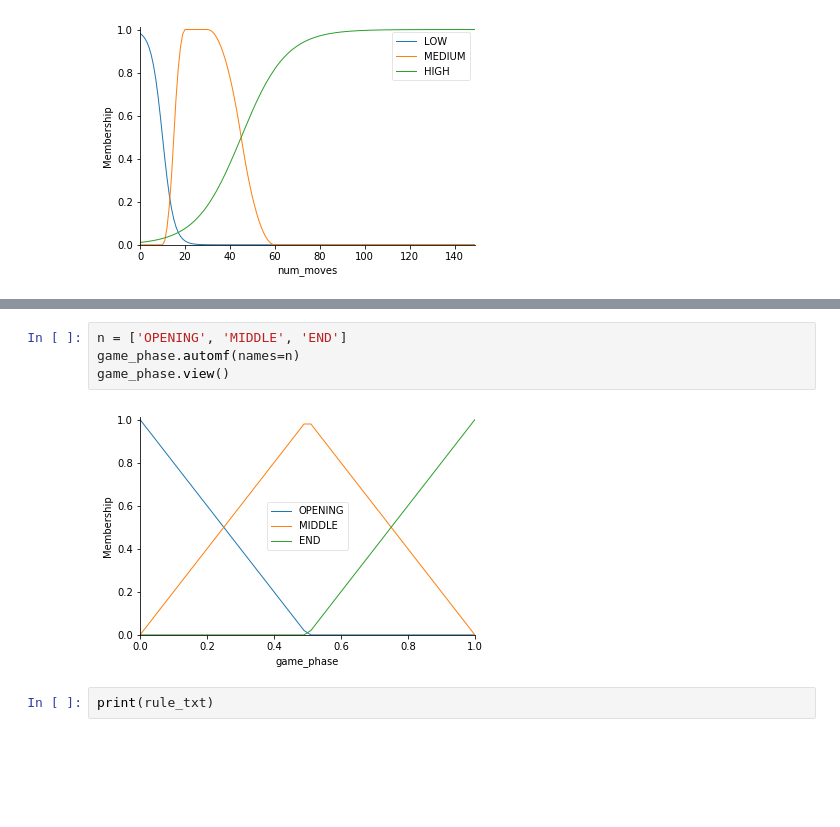
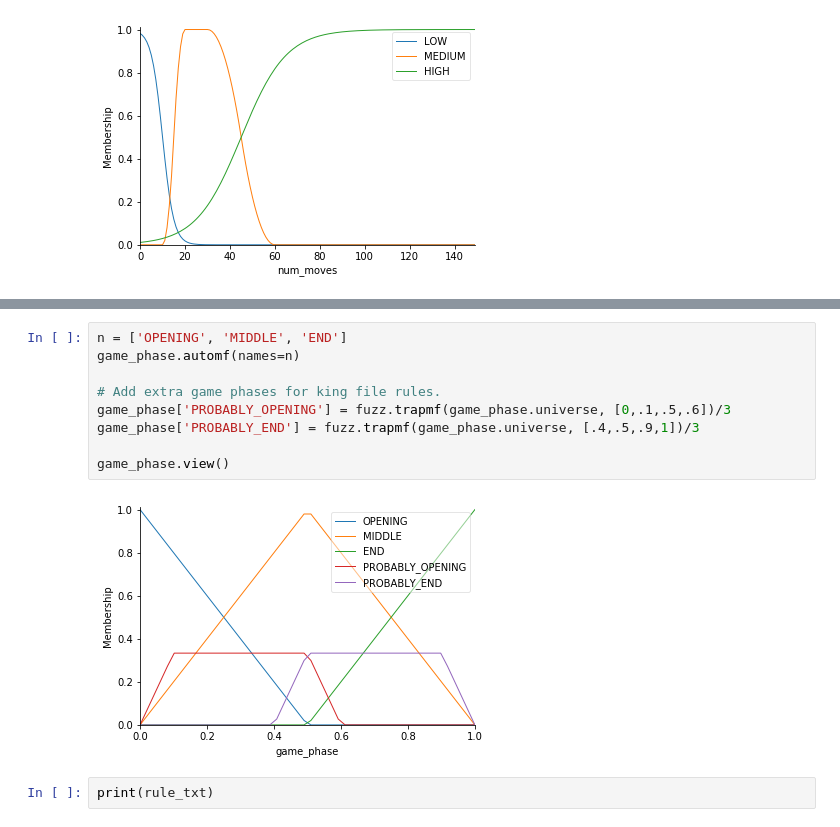
Before and after one commit to DaveFerBear/chess_ai, a Jupyter notebook: notebooks/FuzzyExperiments.ipynb, the cells around one changed output, grey strips where cells are left out. Cells and saved outputs as stored; diff of their text form; blank space fills up the shorter version.

Commit message:
Add probably opening/end membership functions to game phase

```diff
--- a/notebooks/FuzzyExperiments.ipynb
+++ b/notebooks/FuzzyExperiments.ipynb
@@ -54,9 +54,14 @@ white_king_advanced_squares.view()
-# %%
-n = ['OPENING', 'MIDDLE', 'END']
-game_phase.automf(names=n)
-game_phase.view()
-# %% [output]
-[figure, removed]
+# %%
+n = ['OPENING', 'MIDDLE', 'END']
+game_phase.automf(names=n)
+
+# Add extra game phases for king file rules.
+game_phase['PROBABLY_OPENING'] = fuzz.trapmf(game_phase.universe, [0,.1,.5,.6])/3
+game_phase['PROBABLY_END'] = fuzz.trapmf(game_phase.universe, [.4,.5,.9,1])/3
+
+game_phase.view()
+# %% [output]
+[figure, added]
 # %%
 print(rule_txt)
 # %% [output]
```
Also changed, not shown: parts of 3 cells of this notebook.
